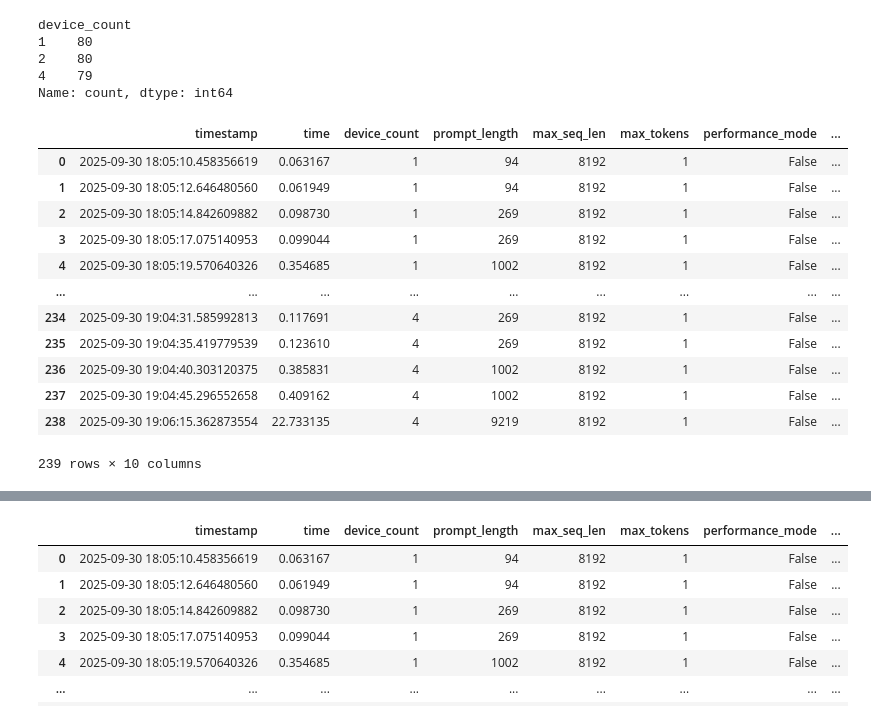
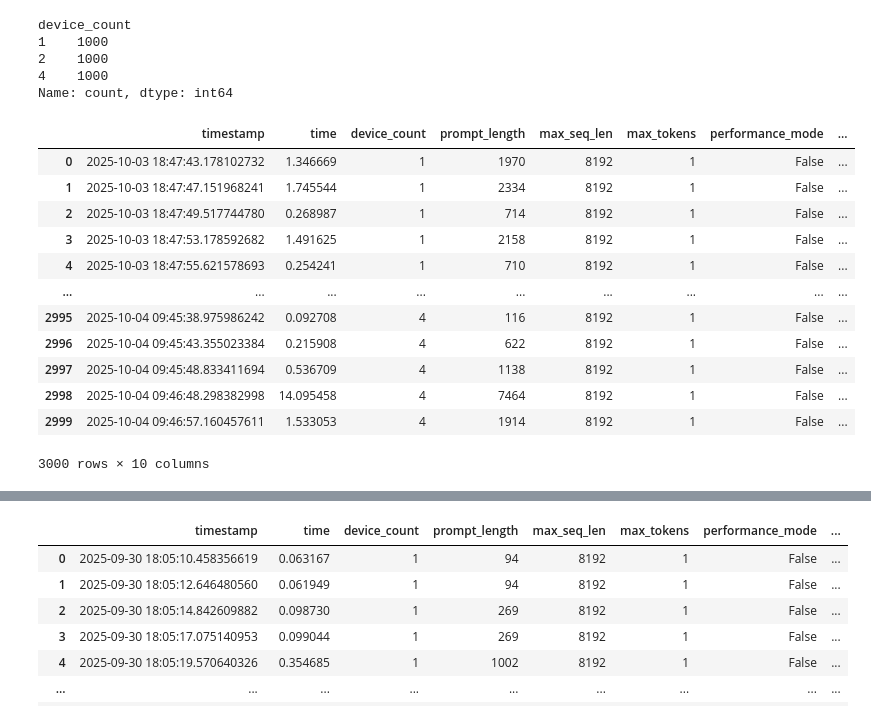
Before and after one commit to Dogacel/Uniference, a Jupyter notebook: notebooks/profiling_overhead_prefill.ipynb, the cells around one changed output, grey strips where cells are left out. Drawn from its saved outputs; the diff is of its cells as text; code cells hidden in the pictures.

```diff
--- a/notebooks/profiling_overhead_prefill.ipynb
+++ b/notebooks/profiling_overhead_prefill.ipynb
@@ -3,30 +3,30 @@ import pandas as pd
 import matplotlib.pyplot as plt
 import numpy as np
 # %%
-data = pd.read_json("../results/bm_prefill_cpu.json")
+data = pd.read_json("../results/bmprefill_new.json")
 
 print(data["device_count"].value_counts())
 
 data
 # %% [output]
 device_count
-1    80
-2    80
-4    79
+1    1000
+2    1000
+4    1000
 Name: count, dtype: int64
 |  | timestamp | time | device_count | prompt_length | max_seq_len | max_tokens | performance_mode | ... |
-| 0 | 2025-09-30 18:05:10.458356619 | 0.063167 | 1 | 94 | 8192 | 1 | False | ... |
-| 1 | 2025-09-30 18:05:12.646480560 | 0.061949 | 1 | 94 | 8192 | 1 | False | ... |
-| 2 | 2025-09-30 18:05:14.842609882 | 0.098730 | 1 | 269 | 8192 | 1 | False | ... |
-| 3 | 2025-09-30 18:05:17.075140953 | 0.099044 | 1 | 269 | 8192 | 1 | False | ... |
-| 4 | 2025-09-30 18:05:19.570640326 | 0.354685 | 1 | 1002 | 8192 | 1 | False | ... |
+| 0 | 2025-10-03 18:47:43.178102732 | 1.346669 | 1 | 1970 | 8192 | 1 | False | ... |
+| 1 | 2025-10-03 18:47:47.151968241 | 1.745544 | 1 | 2334 | 8192 | 1 | False | ... |
+| 2 | 2025-10-03 18:47:49.517744780 | 0.268987 | 1 | 714 | 8192 | 1 | False | ... |
+| 3 | 2025-10-03 18:47:53.178592682 | 1.491625 | 1 | 2158 | 8192 | 1 | False | ... |
+| 4 | 2025-10-03 18:47:55.621578693 | 0.254241 | 1 | 710 | 8192 | 1 | False | ... |
 | ... | ... | ... | ... | ... | ... | ... | ... | ... |
-| 234 | 2025-09-30 19:04:31.585992813 | 0.117691 | 4 | 269 | 8192 | 1 | False | ... |
-| 235 | 2025-09-30 19:04:35.419779539 | 0.123610 | 4 | 269 | 8192 | 1 | False | ... |
-| 236 | 2025-09-30 19:04:40.303120375 | 0.385831 | 4 | 1002 | 8192 | 1 | False | ... |
-| 237 | 2025-09-30 19:04:45.296552658 | 0.409162 | 4 | 1002 | 8192 | 1 | False | ... |
-| 238 | 2025-09-30 19:06:15.362873554 | 22.733135 | 4 | 9219 | 8192 | 1 | False | ... |
+| 2995 | 2025-10-04 09:45:38.975986242 | 0.092708 | 4 | 116 | 8192 | 1 | False | ... |
+| 2996 | 2025-10-04 09:45:43.355023384 | 0.215908 | 4 | 622 | 8192 | 1 | False | ... |
+| 2997 | 2025-10-04 09:45:48.833411694 | 0.536709 | 4 | 1138 | 8192 | 1 | False | ... |
+| 2998 | 2025-10-04 09:46:48.298382998 | 14.095458 | 4 | 7464 | 8192 | 1 | False | ... |
+| 2999 | 2025-10-04 09:46:57.160457611 | 1.533053 | 4 | 1914 | 8192 | 1 | False | ... |
-239 rows × 10 columns
+3000 rows × 10 columns
 # %%
 import seaborn as sns
 
```
Also changed, not shown: parts of 5 cells of this notebook, 23 other files.
